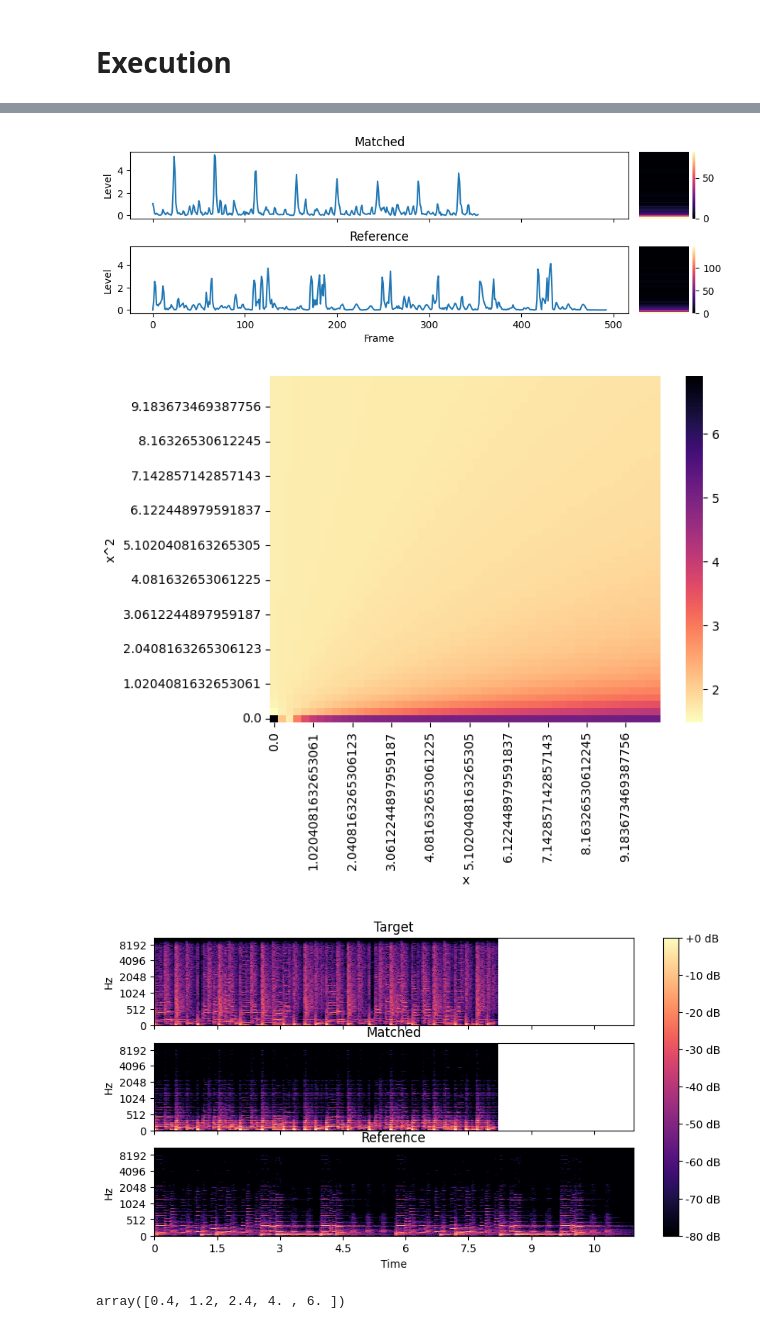
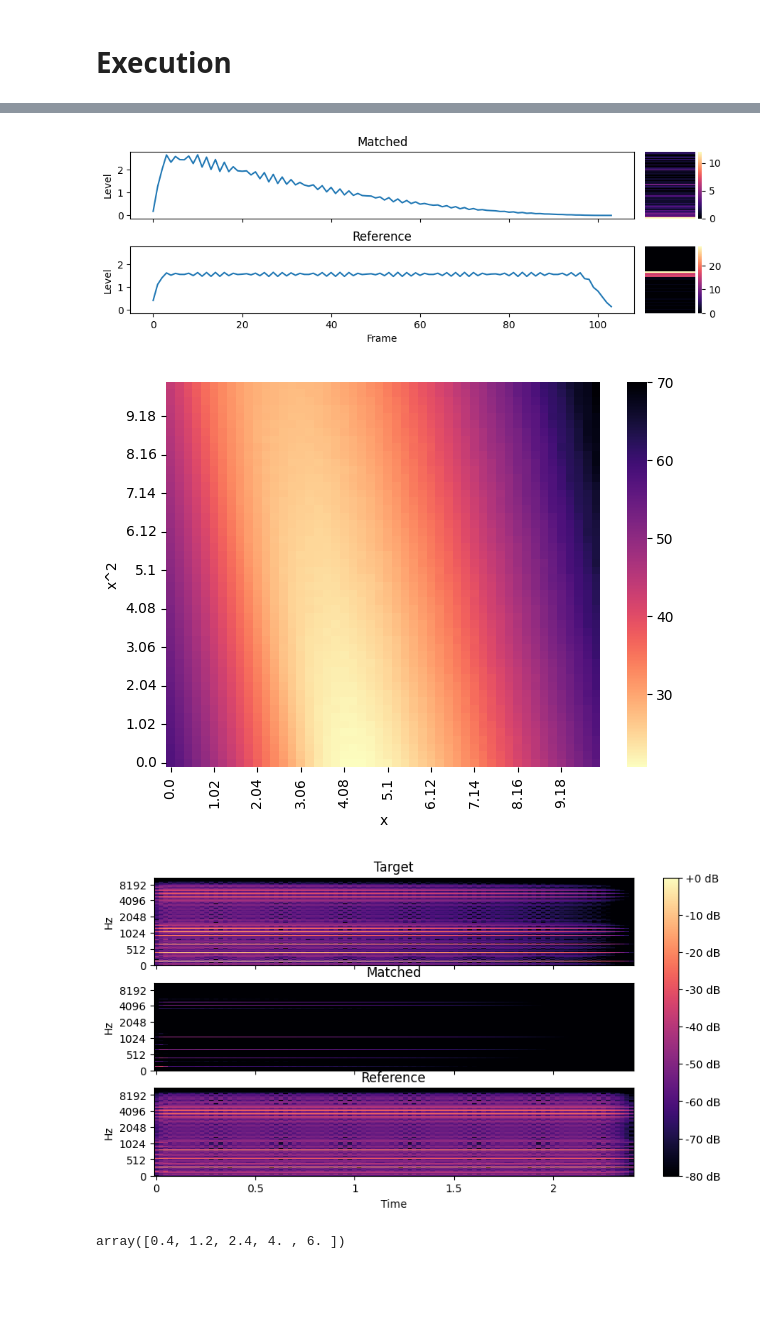
Before and after one commit to Mrozinskikj/MSci-Project, a Jupyter notebook: Matching.ipynb, the cells around one changed output, grey strips where cells are left out. Saved outputs shown, nothing was run; the diff lists cells and outputs as text; code cells hidden in the pictures; blank space fills up the shorter version.

Commit message:
updated distance metric

```diff
--- a/Matching.ipynb
+++ b/Matching.ipynb
@@ -198,22 +202,30 @@ def warp(bin,coeff):
 
     return warped
 # %%
-def matchBin(tSlice, rSlice, dynamicBins):
+def matchBin(tSlice, rSlice, dynamicBins, tempscaler=[None]):
     tDynamicResponse, rDynamicReponse = getDynamicResponse(tSlice,rSlice,dynamicBins)
-    distance = getDistance(tDynamicResponse,rDynamicReponse)
+    tMax = max(np.abs(tSlice))
+    rMax = max(np.abs(rSlice))
+    distance = getDistance(tDynamicResponse,rDynamicReponse,tMax,rMax)
 
     tAvg = statistics.mean(np.abs(tSlice))
     rAvg = statistics.mean(np.abs(rSlice))
     scaler = rAvg / tAvg
 
-    mSlice = warp(tSlice, [scaler])
+    if(tempscaler[0]==None):
+        mSlice = warp(tSlice, [scaler])
+    else:
+        mSlice = warp(tSlice, tempscaler)
     #warpedBin = warp(tSlice, [7.2,-19,17.5])
 
     return mSlice
 
-def dynamicMatching(tAudio,rAudio,dynamicBins, plotBin):
+def dynamicMatching(tAudio,rAudio,dynamicBins, plotBin, tempscaler=[None]):
     tDynamicResponse, rDynamicReponse = getDynamicResponse(tAudio["STFT"][plotBin,:],rAudio["STFT"][plotBin,:],dynamicBins)
-    print("unmatched distance:",getDistance(tDynamicResponse, rDynamicReponse))
+    tMax = max(np.abs(tAudio["STFT"][plotBin,:]))
+    rMax = max(np.abs(rAudio["STFT"][plotBin,:]))
+    preDist = getDistance(tDynamicResponse, rDynamicReponse,tMax,rMax)
+    print("unmatched distance:",preDist)
     plotDynamics(tAudio, rAudio, dynamicBins, plotBin, matched=False)
 
     # Matching happens on a copied version of the target, to ensure the original target is preserved
@@ -223,11 +235,14 @@ def dynamicMatching(tAudio,rAudio,dynamicBins, plotBin):
         tSlice = tAudio["STFT"][bin,:]
         rSlice = rAudio["STFT"][bin,:]
 
-        mSlice = matchBin(tSlice, rSlice, dynamicBins)
+        mSlice = matchBin(tSlice, rSlice, dynamicBins, tempscaler)
         mAudio["STFT"][bin,:] = mSlice
 
     mDynamicResponse, rDynamicReponse = getDynamicResponse(mAudio["STFT"][plotBin,:],rAudio["STFT"][plotBin,:],dynamicBins)
-    print("matched distance:  ",getDistance(mDynamicResponse, rDynamicReponse))
+    mMax = max(np.abs(mAudio["STFT"][plotBin,:]))
+    postDist = getDistance(mDynamicResponse, rDynamicReponse, mMax, rMax)
+    print("matched distance:  ",postDist)
+    print("difference: ",preDist/postDist)
     plotDynamics(mAudio, rAudio, dynamicBins, plotBin, matched=True)
 
     return mAudio
@@ -238,14 +253,16 @@ def bruteForceMatching(tAudio,rAudio,dynamicBins,freqBin, testDistance, steps):
 
     for i in range(steps):
         for j in range(steps):
-            matched = warp(tAudio["STFT"][freqBin,:],[multipliers[j],multipliers[i]])
+            matched = warp(tAudio["STFT"][freqBin,:],[0,multipliers[j],multipliers[i]])
             #matched = multipliers[i]*tAudio["STFT"][freqBin,:]**2 + multipliers[j]*tAudio["STFT"][freqBin,:]
             tDynamicResponse, rDynamicReponse = getDynamicResponse(matched,rAudio["STFT"][freqBin,:],dynamicBins)
-            distances[i,j] = getDistance(tDynamicResponse,rDynamicReponse)
+            tMax = max(np.abs(matched))
+            rMax = max(np.abs(rAudio["STFT"][freqBin,:]))
+            distances[i,j] = getDistance(tDynamicResponse,rDynamicReponse,tMax,rMax)
 
     plt.figure(figsize=(7*figScale,5*figScale))
 
-    ax = sns.heatmap(distances,xticklabels=multipliers,yticklabels=multipliers,cmap="magma_r")
+    ax = sns.heatmap(distances,xticklabels=multipliers.round(2),yticklabels=multipliers.round(2),cmap="magma_r")
     ax.invert_yaxis()
     plt.locator_params(nbins=10)
     plt.xlabel('x')
@@ -268,10 +276,10 @@ hopSize=512
 
 figScale = 1
 # %%
-#tAudio, rAudio = importAudio(target="tonequiet.wav",reference="toneloud.wav", output=False)
-tAudio, rAudio = importAudio(target="audio_mono.wav",reference="audio2_mono.wav", output=True)
+tAudio, rAudio = importAudio(target="tonequiet.wav",reference="toneloud.wav", output=False)
+#tAudio, rAudio = importAudio(target="audio_mono.wav",reference="audio2_mono.wav", output=True)
 
-mAudio = dynamicMatching(tAudio,rAudio,dynamicBins=64, plotBin=100)
+mAudio = dynamicMatching(tAudio,rAudio,dynamicBins=64, plotBin=100, tempscaler=[0,10])
 bruteForceMatching(tAudio,rAudio,dynamicBins=64, freqBin=100, testDistance=10, steps=50)
 
 #mAudio = EQMatching(tAudio,rAudio,smoothing=1, plot=True)
@@ -286,6 +293,6 @@ matched distance:   0.8876588624929805
-[figure, old version]
+[figure, new version]
-[figure, old version]
+[figure, new version]
-[figure, old version]
+[figure, new version]
 # %%
 testArr = np.array([1,2,3,4,5])
 0.2*testArr**2 + 0.2*testArr
```
Also changed, not shown: parts of 3 cells of this notebook.
